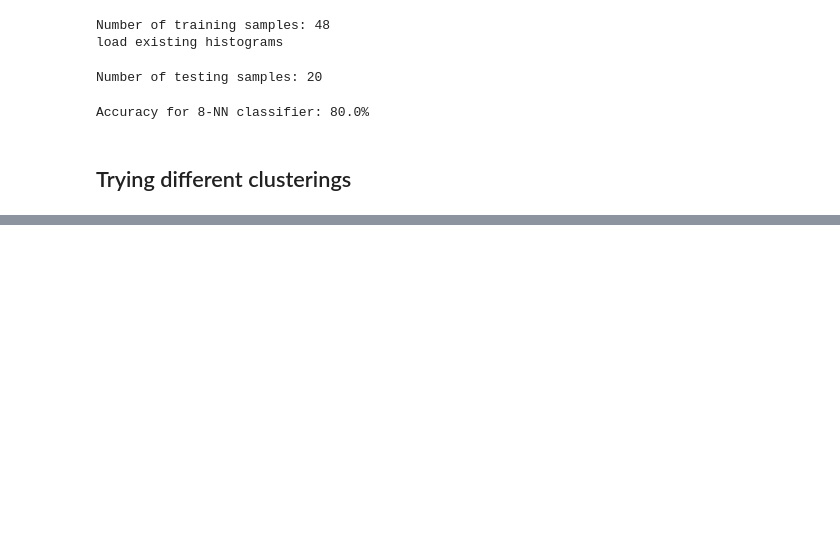
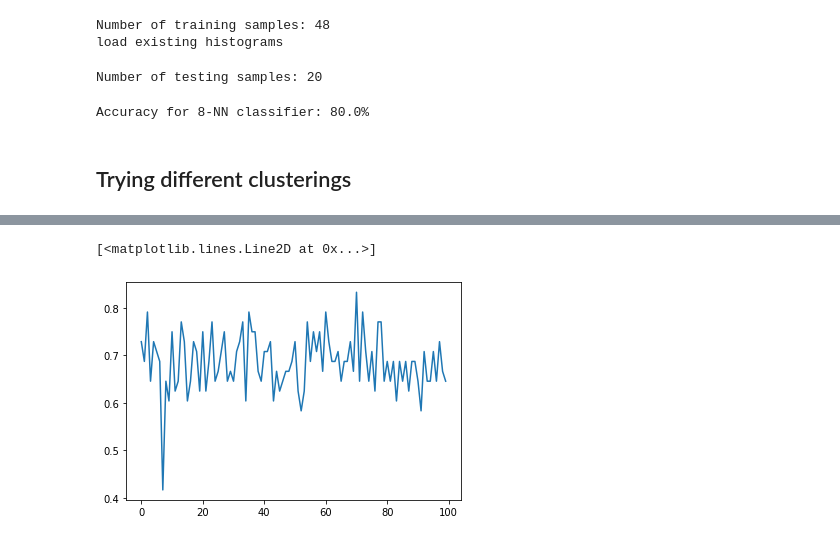
Before and after one commit to AntoineGrimaldi/HOTS, a Jupyter notebook: notebooks/RESULTS_02_PokerDVS.ipynb, the cells around one changed output, grey strips where cells are left out. Saved outputs shown, nothing was run; the diff lists cells and outputs as text; code cells hidden in the pictures; blank space fills up the shorter version.

```diff
--- a/notebooks/RESULTS_02_PokerDVS.ipynb
+++ b/notebooks/RESULTS_02_PokerDVS.ipynb
@@ -209,0 +241,6 @@ Number of testing samples: 48
+# %%
+import matplotlib.pyplot as plt
+plt.plot(ACC)
+# %% [output]
+[<matplotlib.lines.Line2D at 0x...>]
+[figure, added]
```
Also changed, not shown: parts of 2 cells of this notebook, 1 other file.
